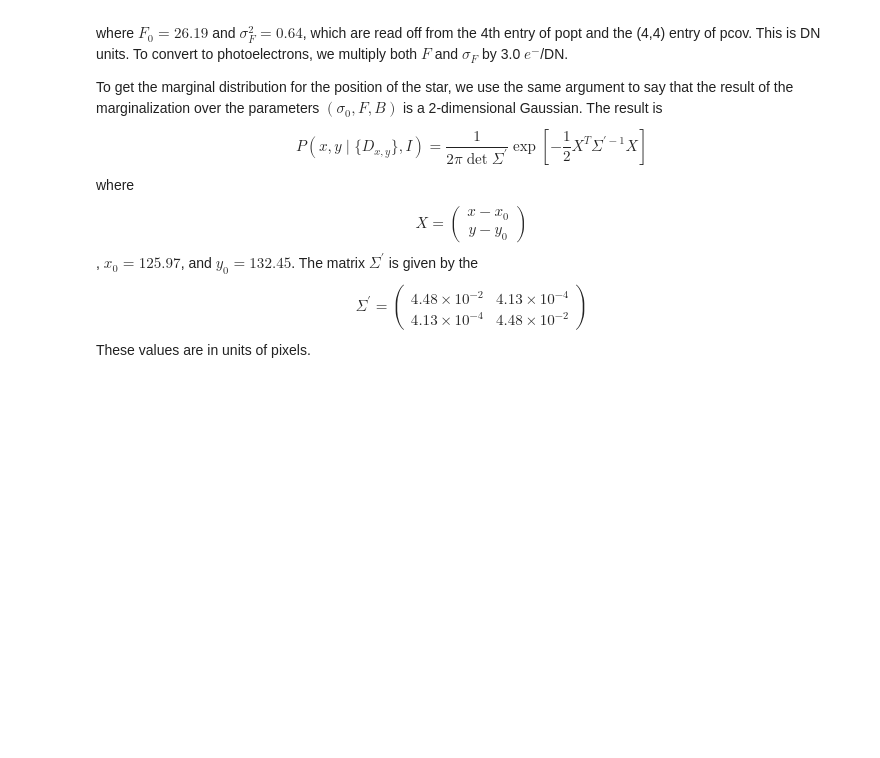
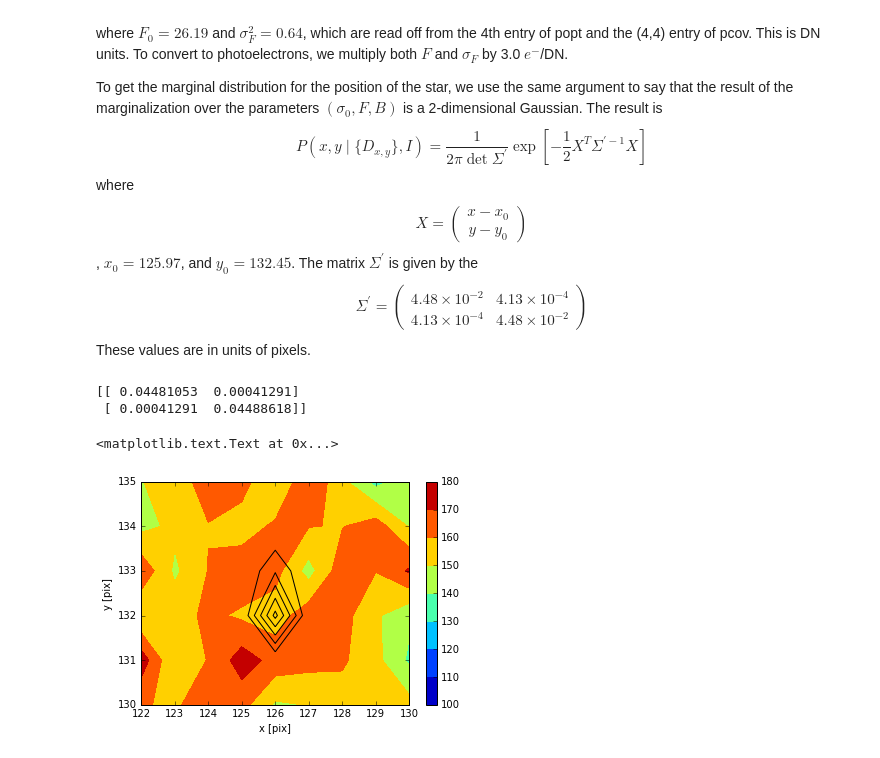
Before and after one commit to mbuchove/notebook-wurk-b, a Jupyter notebook: stats/HW_3_PS.ipynb, the cells around one changed output. Drawn from its saved outputs; the diff is of its cells as text; code cells hidden in the pictures; blank space fills up the shorter version.

Commit message:
Updated HW3 with joint plot and started HW4

```diff
--- a/stats/HW_3_PS.ipynb
+++ b/stats/HW_3_PS.ipynb
@@ -109,3 +109,25 @@ $$
 \right)
 $$
 These values are in units of pixels.
+# %%
+cov = np.array([pcov[1,1:3],pcov[2,1:3]])
+print(cov)
+# %% [output]
+[[ 0.04481053  0.00041291]
+ [ 0.00041291  0.04488618]]
+# %%
+P_array = np.array([[1/(2*np.pi*np.linalg.det(cov))*np.exp(-0.5*float(np.dot(np.dot(np.transpose(np.array([[xx-popt[1]],
+                                                                                       [yy-popt[2]]])),
+                                                       np.linalg.inv(cov)),np.array([[xx-popt[1]],
+                                                                                     [yy-popt[2]]]))))
+          for xx in range(0,len(stardata))] for yy in range(0,len(stardata))])
+
+plt.contourf(stardata)
+plt.colorbar()
+plt.contour(range(0,len(stardata)),range(0,len(stardata)), P_array, colors='black')
+plt.axis([122,130,130,135])
+plt.xlabel('x [pix]')
+plt.ylabel('y [pix]')
+# %% [output]
+<matplotlib.text.Text at 0x...>
+[figure, added]
```
Also changed, not shown: 3 other files.
